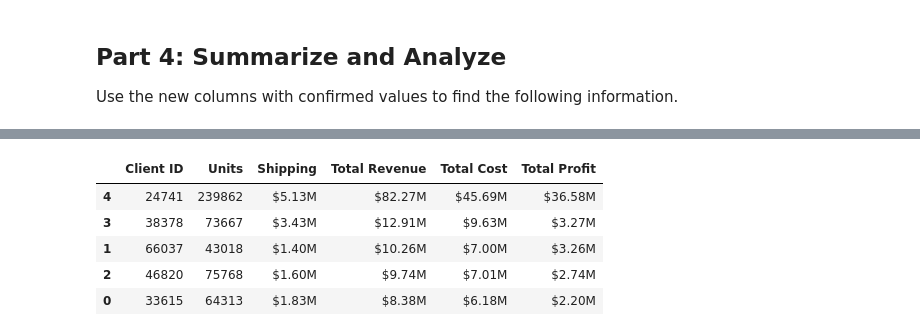
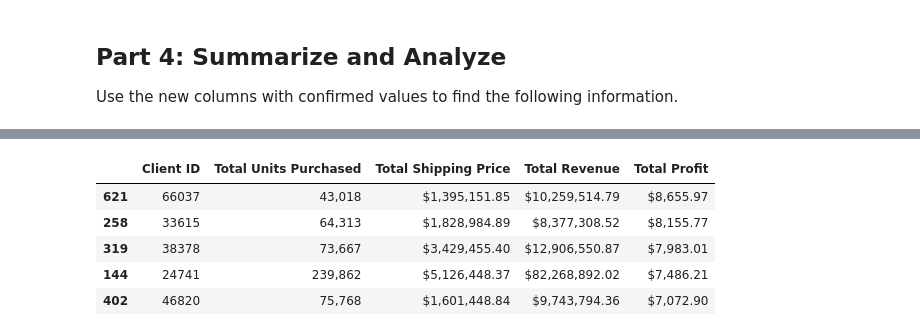
Before and after one commit to tdhdpilot/pandas-challenge-1, a Jupyter notebook: wholesale_data_analysis_starter_code.ipynb, the cells around one changed output, grey strips where cells are left out. Cells and saved outputs as stored; diff of their text form; code cells hidden in the pictures.

```diff
--- a/wholesale_data_analysis_starter_code.ipynb
+++ b/wholesale_data_analysis_starter_code.ipynb
@@ -219,4 +231,17 @@ Use the new columns with confirmed values to find the following information.
 # for the top 5 clients with the following information:
 # total units purchased, total shipping price,
 # total revenue, and total profit. Sort by total profit.
+df_summary = df.groupby('client_id').agg(
+    total_units_purchased=('qty', 'sum'),
+    total_shipping_price=('shipping_price', 'sum'),
+    total_revenue=('total_price', 'sum'),
+    total_profit=('profit', 'sum')
+).reset_index()
+df_summary = df_summary[df_summary['client_id'].isin(top_five_client_ids)]
+df_summary = df_summary.sort_values(by='total_profit', ascending=False)
+df_summary['total_revenue'] = df_summary['total_revenue'].apply(lambda x: (x))
+df_summary['total_profit'] = df_summary['total_profit'].apply(lambda x: (x))
+df_summary['total_shipping_price'] = df_summary['total_shipping_price'].apply(lambda x: (x))
+df_summary['total_units_purchased'] = df_summary['total_units_purchased'].apply(lambda x: (x))
+df_summary
 # %% [output]
@@ -230,3 +255,16 @@ Use the new columns with confirmed values to find the following information.
 # Format the data and rename the columns
 # to names suitable for presentation.
 # Currency should be in millions of dollars.
+
+df_summary['total_revenue'] = df_summary['total_revenue'].apply(lambda x: f"${x:,.2f}")
+df_summary['total_profit'] = df_summary['total_profit'].apply(lambda x: f"${x:,.2f}")
+df_summary['total_shipping_price'] = df_summary['total_shipping_price'].apply(lambda x: f"${x:,.2f}")
+df_summary['total_units_purchased'] = df_summary['total_units_purchased'].apply(lambda x: f"{x:,.0f}")
+df_summary = df_summary.rename(columns={
+    'client_id': 'Client ID',
+    'total_units_purchased': 'Total Units Purchased',
+    'total_shipping_price': 'Total Shipping Price',
+    'total_revenue': 'Total Revenue',
+    'total_profit': 'Total Profit'
+})
+df_summary
@@ -233,9 +278,11 @@ Use the new columns with confirmed values to find the following information.
 # %%
 # Sort the updated data by "Total Profit" form highest to lowest
+df_summary = df_summary.sort_values(by='Total Profit', ascending=False)
+df_summary
 # %% [output]
-|  | Client ID | Units | Shipping | Total Revenue | Total Cost | Total Profit |
-| 4 | 24741 | 239862 | $5.13M | $82.27M | $45.69M | $36.58M |
-| 3 | 38378 | 73667 | $3.43M | $12.91M | $9.63M | $3.27M |
-| 1 | 66037 | 43018 | $1.40M | $10.26M | $7.00M | $3.26M |
-| 2 | 46820 | 75768 | $1.60M | $9.74M | $7.01M | $2.74M |
-| 0 | 33615 | 64313 | $1.83M | $8.38M | $6.18M | $2.20M |
+|  | Client ID | Total Units Purchased | Total Shipping Price | Total Revenue | Total Profit |
+| 621 | 66037 | 43,018 | $1,395,151.85 | $10,259,514.79 | $8,655.97 |
+| 258 | 33615 | 64,313 | $1,828,984.89 | $8,377,308.52 | $8,155.77 |
+| 319 | 38378 | 73,667 | $3,429,455.40 | $12,906,550.87 | $7,983.01 |
+| 144 | 24741 | 239,862 | $5,126,448.37 | $82,268,892.02 | $7,486.21 |
+| 402 | 46820 | 75,768 | $1,601,448.84 | $9,743,794.36 | $7,072.90 |
```
Also changed, not shown: parts of 4 cells of this notebook.
